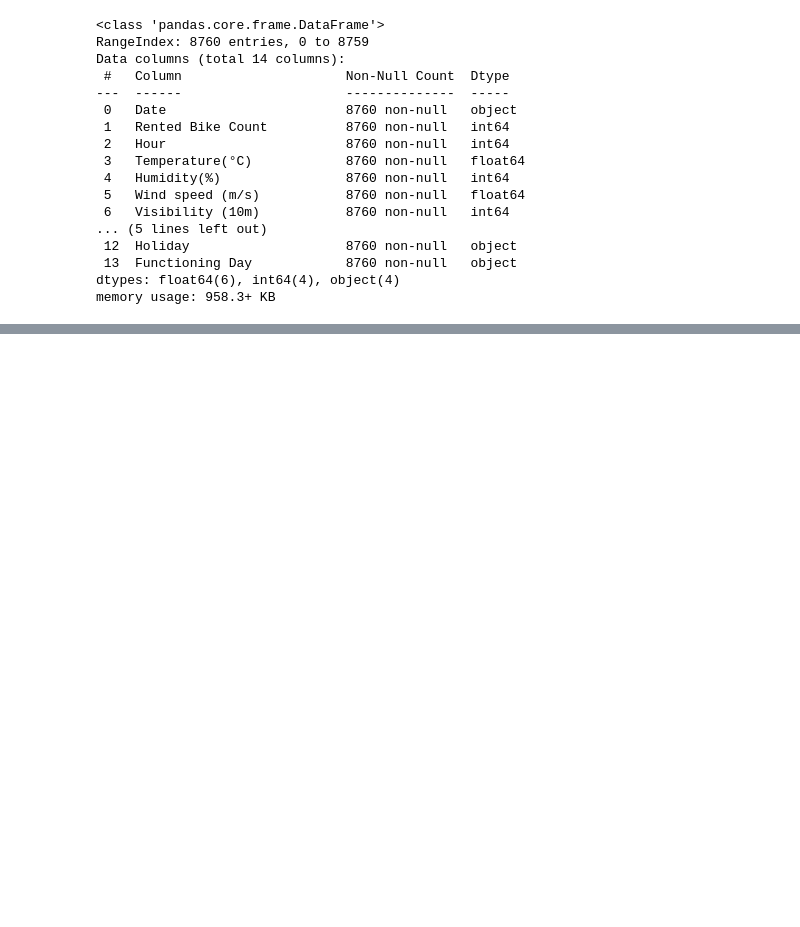
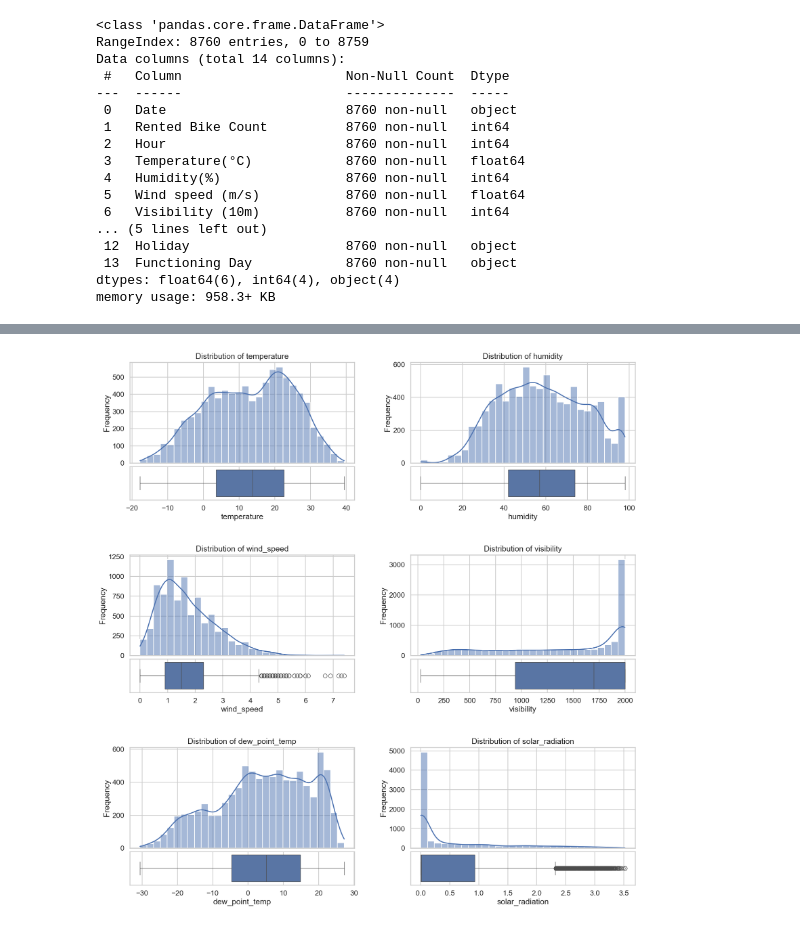
Before and after one commit to phyyl673/d100_d400_code_1149Z, a Jupyter notebook: notebooks/eda_cleaning.ipynb, the cells around one changed output, grey strips where cells are left out. Cells and saved outputs as stored; diff of their text form; code cells hidden in the pictures; blank space fills up the shorter version.

```diff
--- a/notebooks/eda_cleaning.ipynb
+++ b/notebooks/eda_cleaning.ipynb
@@ -139,0 +188,21 @@ memory usage: 779.0 KB
+# %%
+from bike_demand.plotting import plot_combined_explanatory_distributions
+
+vars_to_plot = [
+    "temperature",
+    "humidity",
+    "wind_speed",
+    "visibility",
+    "dew_point_temp",
+    "solar_radiation",
+]
+
+plot_combined_explanatory_distributions(
+    df_clean,
+    vars_to_plot,
+    bins=30,
+    kde=True
+)
+plt.show()
+# %% [output]
+[figure, added]
```
Also changed, not shown: parts of 36 cells of this notebook, 26 other files.
